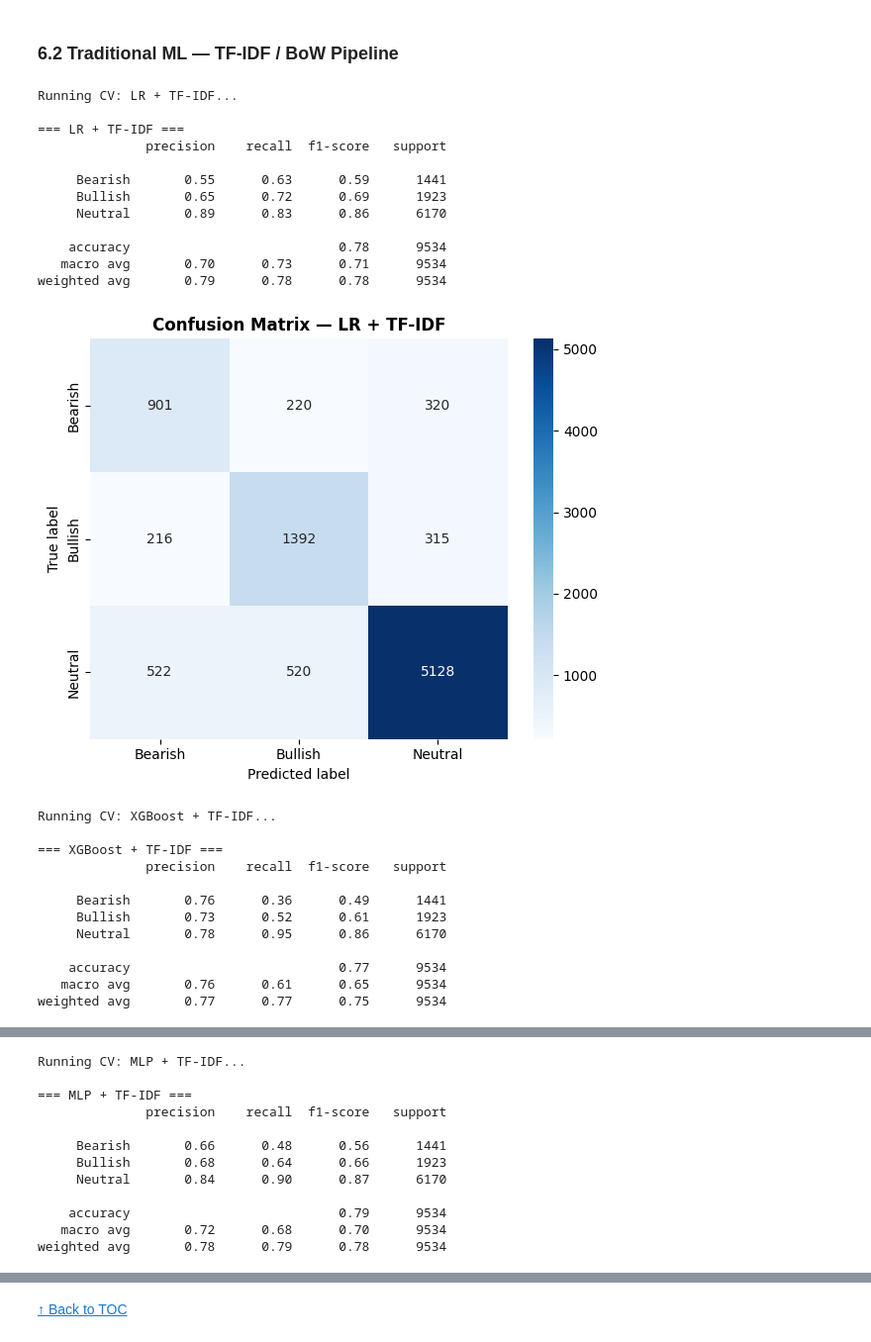
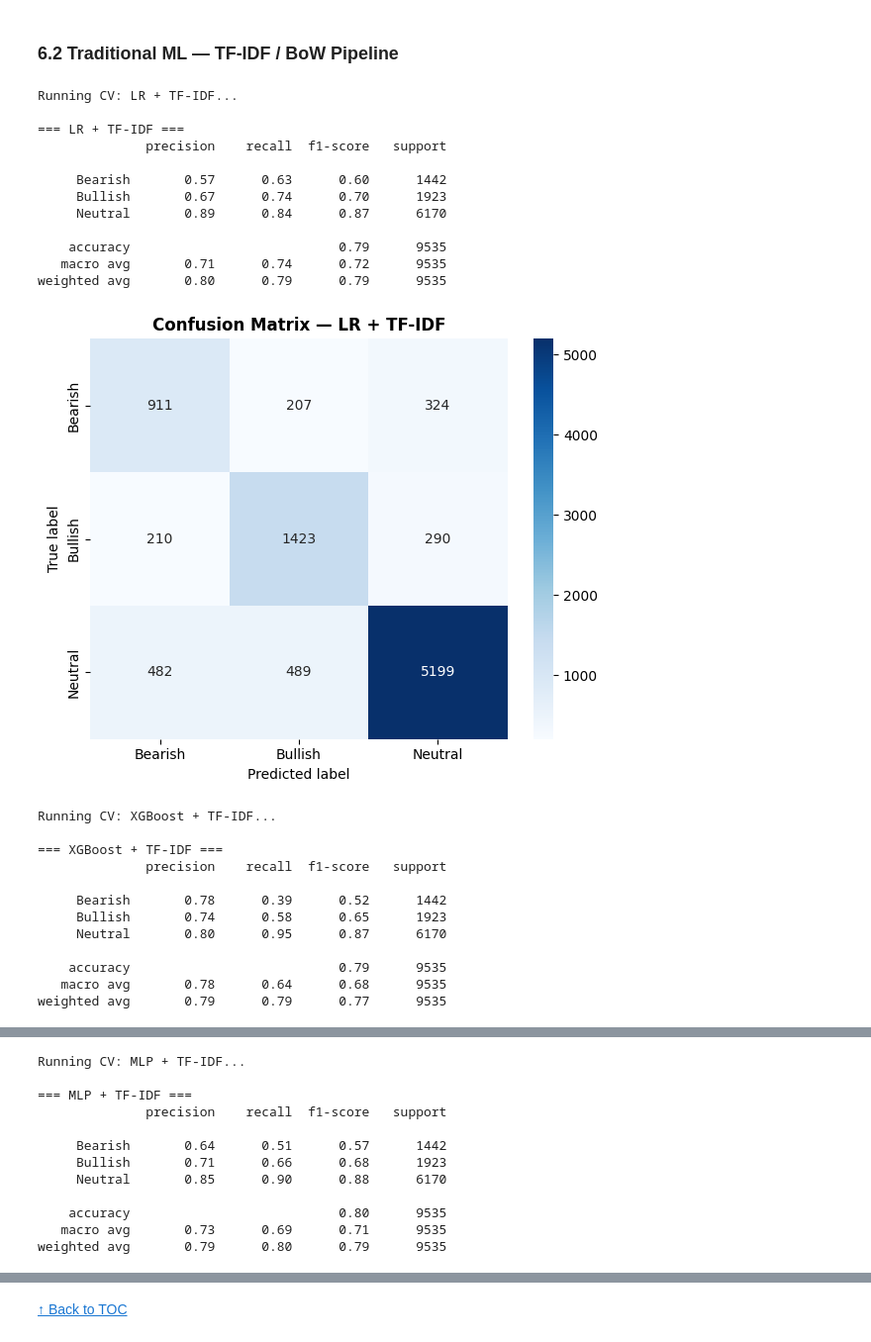
Before and after one commit to rodbarretoteixeira/Text_Mining, a Jupyter notebook: projeto/tm_tests_xx.ipynb, the cells around one changed output, grey strips where cells are left out. Shown at 99% size. Cells and saved outputs as stored; diff of their text form; code cells hidden in the pictures.

```diff
--- a/projeto/tm_tests_xx.ipynb
+++ b/projeto/tm_tests_xx.ipynb
@@ -875,35 +1202,40 @@ Decision: Lemmatization used in the classical pipeline (use_lemma=True).
 <a class='anchor' id='3-3'></a>
 ### 3.3 Preprocessing Functions
 # %%
+### 3.3 Preprocessing Functions
 from tqdm import tqdm
 
 def preprocess_classical(text_list, use_lemma=True, use_stemmer=False):
     """
     Full text cleaning for classical ML models (BoW / TF-IDF / Word2Vec).
     Steps: lowercase → URLs → @mentions → hashtags → cashtags
-           → regex (non-alpha) → stopwords → word_tokenize → lemmatize.
+           → regex (keep letters AND special chars) → stopwords → word_tokenize → lemmatize.
     """
     results = []
+    valid_symbols = set('!?+-%&$')
+
     for text in tqdm(text_list, desc='Classical preprocessing'):
         text = str(text).lower()
         text = re.sub(r'http\S+|www\S+', '', text)
         text = re.sub(r'@\w+', '', text)
         text = re.sub(r'#(\w+)', r'\1', text)
         text = re.sub(r'\$[a-zA-Z]{1,5}', 'ticker', text)
-        text = re.sub(r'[^a-zA-Z\s]', ' ', text)
+
+        text = re.sub(r'[^a-zA-Z\s!?+\-%&$]', ' ', text)
+
         tokens = word_tokenize(text)
-        tokens = [w for w in tokens if w not in STOP and len(w) > 2]
+
+        tokens = [w for w in tokens if w not in STOP and (len(w) > 2 or w in valid_symbols)]
+
         if use_lemma:    tokens = [lemma.lemmatize(w) for w in tokens]
         if use_stemmer:  tokens = [stemmer.stem(w) for w in tokens]
+
         results.append(' '.join(tokens))
     return results
-
 
 def preprocess_transformer(text_list):
     """
     Minimal cleaning for Transformer models (BERT / FinBERT / RoBERTa).
-    The model tokenizer handles sub-word splitting; heavy cleaning hurts performance.
-    Steps: remove URLs → normalise whitespace.
     """
     results = []
     for text in tqdm(text_list, desc='Transformer preprocessing'):
@@ -912,5 +1244,3 @@ def preprocess_transformer(text_list):
         text = re.sub(r'\s+', ' ', text).strip()
         results.append(text)
     return results
-
-print('✅ preprocess_classical() and preprocess_transformer() defined.')
@@ -1261,72 +1588,72 @@ from xgboost import XGBClassifier
 classical_models = {
     'LR + TF-IDF': Pipeline([
         ('tfidf', TfidfVectorizer(max_features=20000, ngram_range=(1,2),
-                                   sublinear_tf=True, min_df=2)),
+                                   sublinear_tf=True, min_df=2, token_pattern=r"[^\s]+")),
         ('clf',   LogisticRegression(max_iter=1000, class_weight='balanced', random_state=42))
     ]),
     'XGBoost + TF-IDF': Pipeline([
         ('tfidf', TfidfVectorizer(max_features=20000, ngram_range=(1,2),
-                                   sublinear_tf=True, min_df=2)),
+                                   sublinear_tf=True, min_df=2, token_pattern=r"[^\s]+")),
         ('clf',   XGBClassifier(n_estimators=300, learning_rate=0.1,
                                 eval_metric='mlogloss', random_state=42))
     ]),
     'MLP + TF-IDF': Pipeline([
         ('tfidf', TfidfVectorizer(max_features=20000, ngram_range=(1,2),
-                                   sublinear_tf=True, min_df=2)),
+                                   sublinear_tf=True, min_df=2, token_pattern=r"[^\s]+")),
         ('clf',   MLPClassifier(hidden_layer_sizes=(256,128), max_iter=300,
                                 random_state=42, early_stopping=True))
     ]),
     'RF + BoW': Pipeline([
-        ('bow', CountVectorizer(max_features=15000, ngram_range=(1,1), min_df=2)),
+        ('bow', CountVectorizer(max_features=15000, ngram_range=(1,1), min_df=2, token_pattern=r"[^\s]+")),
         ('clf', RandomForestClassifier(n_estimators=300, class_weight='balanced',
                                         n_jobs=-1, random_state=42))
     ]),
 }
 
 for name, pipeline in classical_models.items():
     print(f'Running CV: {name}...')
     y_pred = cross_val_predict(pipeline, X_classical, y, cv=skf, n_jobs=-1)
     res = evaluate_model(y, y_pred, model_name=name)
     results_table.append(res)
 # %% [output]
 Running CV: LR + TF-IDF...
 
 === LR + TF-IDF ===
               precision    recall  f1-score   support
 
-     Bearish       0.55      0.63      0.59      1441
-     Bullish       0.65      0.72      0.69      1923
-     Neutral       0.89      0.83      0.86      6170
+     Bearish       0.57      0.63      0.60      1442
+     Bullish       0.67      0.74      0.70      1923
+     Neutral       0.89      0.84      0.87      6170
 
-    accuracy                           0.78      9534
-   macro avg       0.70      0.73      0.71      9534
-weighted avg       0.79      0.78      0.78      9534
+    accuracy                           0.79      9535
+   macro avg       0.71      0.74      0.72      9535
+weighted avg       0.80      0.79      0.79      9535
-[figure, old version]
+[figure, new version]
 Running CV: XGBoost + TF-IDF...
 
 === XGBoost + TF-IDF ===
               precision    recall  f1-score   support
 
-     Bearish       0.76      0.36      0.49      1441
-     Bullish       0.73      0.52      0.61      1923
-     Neutral       0.78      0.95      0.86      6170
+     Bearish       0.78      0.39      0.52      1442
+     Bullish       0.74      0.58      0.65      1923
+     Neutral       0.80      0.95      0.87      6170
 
-    accuracy                           0.77      9534
-   macro avg       0.76      0.61      0.65      9534
-weighted avg       0.77      0.77      0.75      9534
+    accuracy                           0.79      9535
+   macro avg       0.78      0.64      0.68      9535
+weighted avg       0.79      0.79      0.77      9535
 [figure]
 Running CV: MLP + TF-IDF...
 
 === MLP + TF-IDF ===
               precision    recall  f1-score   support
 
-     Bearish       0.66      0.48      0.56      1441
-     Bullish       0.68      0.64      0.66      1923
-     Neutral       0.84      0.90      0.87      6170
+     Bearish       0.64      0.51      0.57      1442
+     Bullish       0.71      0.66      0.68      1923
+     Neutral       0.85      0.90      0.88      6170
 
-    accuracy                           0.79      9534
-   macro avg       0.72      0.68      0.70      9534
-weighted avg       0.78      0.79      0.78      9534
+    accuracy                           0.80      9535
+   macro avg       0.73      0.69      0.71      9535
+weighted avg       0.79      0.80      0.79      9535
 [figure]
 Running CV: RF + BoW...
 
```
Also changed, not shown: parts of 27 cells of this notebook.
